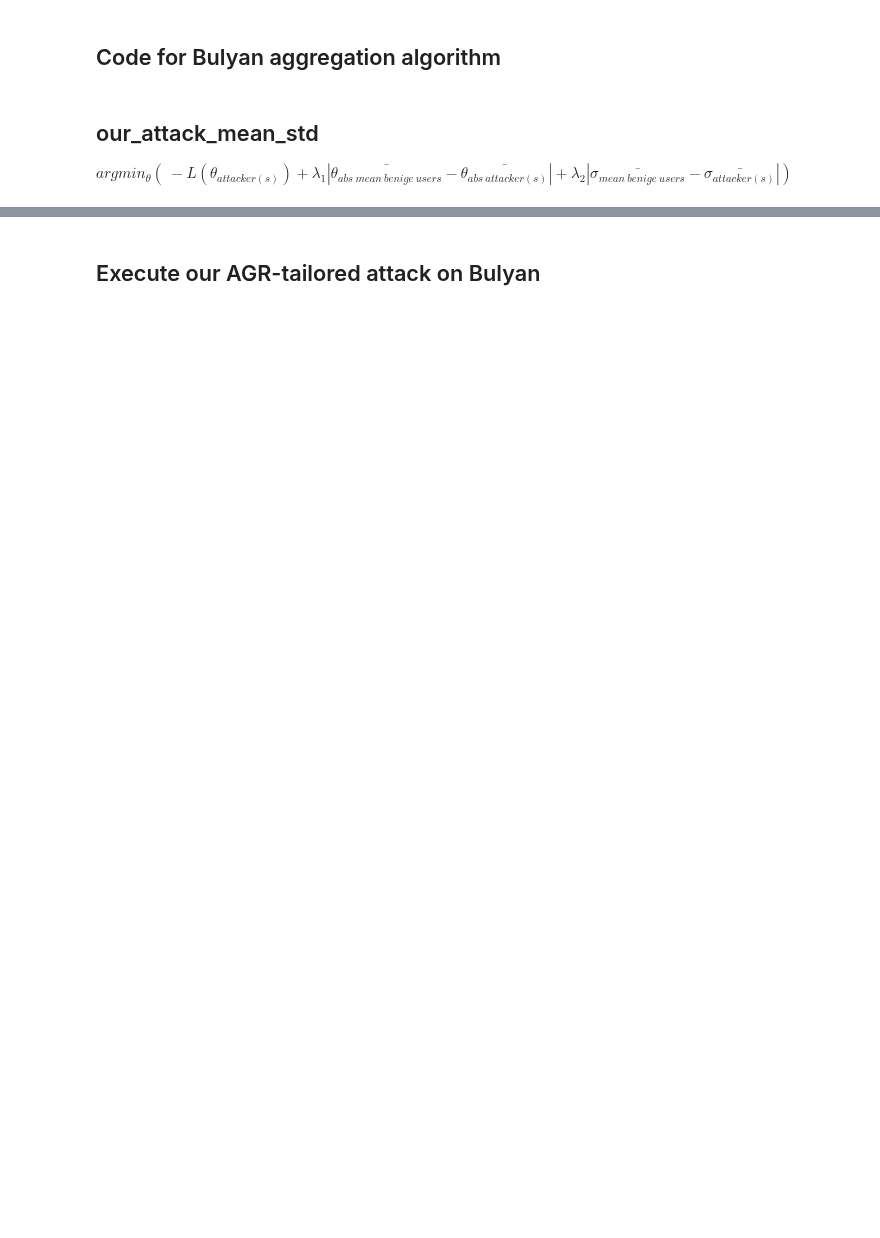
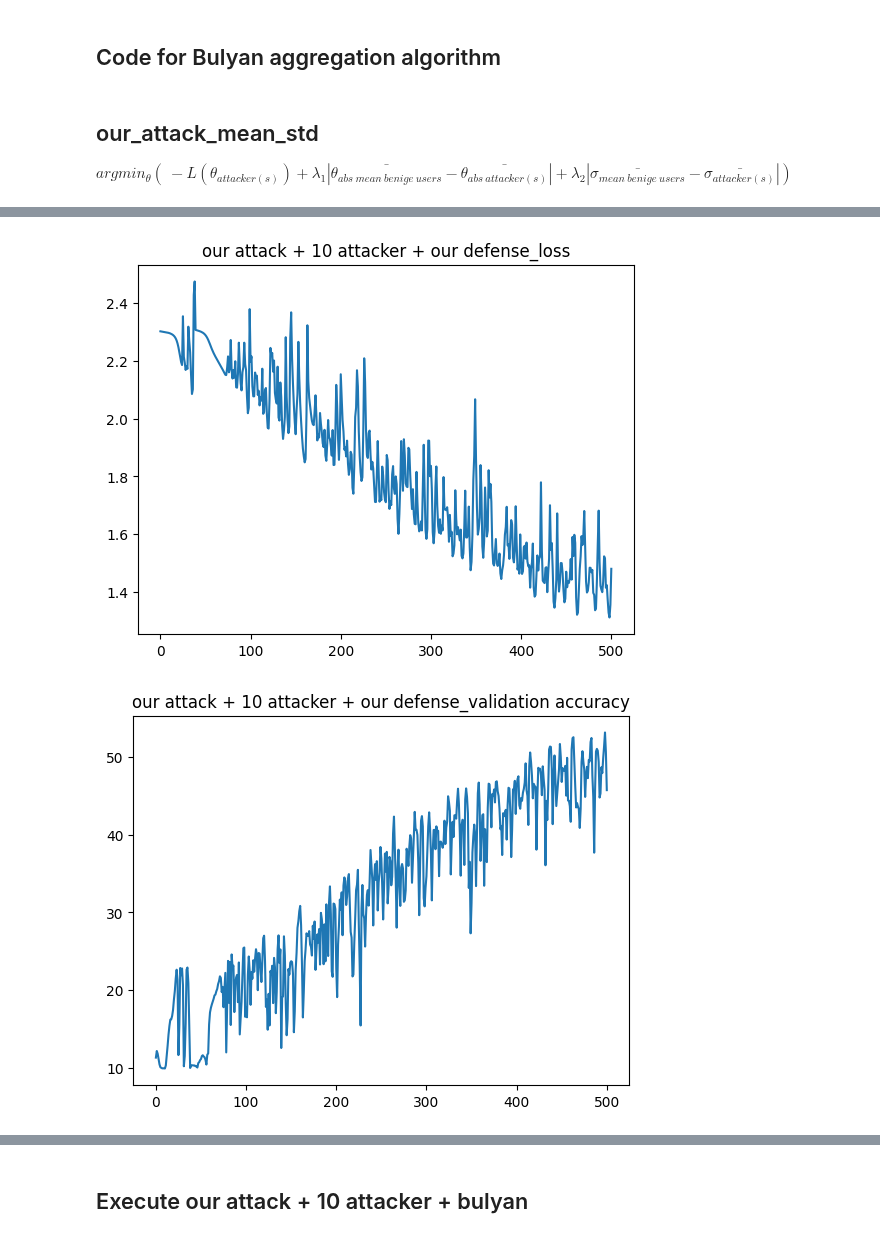
Before and after one commit to HizanLi/CPEN497-FL, a Jupyter notebook: CPEN497-499/CPEN497_non_iid_our_cifar10.ipynb, the cells around one changed output, grey strips where cells are left out. Saved outputs shown, nothing was run; the diff lists cells and outputs as text; code cells hidden in the pictures; blank space fills up the shorter version.

```diff
--- a/CPEN497-499/CPEN497_non_iid_our_cifar10.ipynb
+++ b/CPEN497-499/CPEN497_non_iid_our_cifar10.ipynb
@@ -311,12 +308,18 @@ def our_attack_mean_std(all_updates, model_re, n_attacker, arch, criterion, user
         attacker_tr_data_tensor = user_train_data_tensors[index].cuda()
         attacker_tr_label_tensor = user_train_label_tensors[index].cuda()
 
+        # lambda1 = torch.tensor([10000]).cuda()
+        # lambda2 = torch.tensor([10000]).cuda()
+
         def rosen(X):
+            # lambda11 = X[0].cuda()
+            # lambda22 = X[1].cuda()
+            # X = X[2:]
             X = X.cuda()
             attacker_abs_mean = X.abs().mean()
             attacker_std = X.abs().std()
-
-        #     # Reshape X into the shape of fed_model.parameters
+            # print(lambda11, lambda22)
+            # Reshape X into the shape of fed_model.parameters
             fed_model, _ = return_model(arch, 0.1, 0.9, parallel=False)
             optimizer_fed = SGD(fed_model.parameters(), lr=0.5)
 
@@ -329,22 +332,22 @@ def our_attack_mean_std(all_updates, model_re, n_attacker, arch, criterion, user
                 param_=param_.cuda()
                 model_grads.append(param_)
             optimizer_fed.step(model_grads)
-
-            return -criterion(fed_model(attacker_tr_data_tensor), attacker_tr_label_tensor) + torch.abs(benign_std_avg - attacker_abs_mean) + torch.abs(benign_abs_mean_avg - attacker_std)
+            # print('model: ', -criterion(fed_model(attacker_tr_data_tensor), attacker_tr_label_tensor))
+            # print('abs mean: ', torch.abs(benign_std_avg - attacker_abs_mean))
+            return -criterion(fed_model(attacker_tr_data_tensor), attacker_tr_label_tensor) + 1*torch.abs(benign_std_avg - attacker_abs_mean) + 1*torch.abs(benign_abs_mean_avg - attacker_std)
 
         from torchmin import minimize
 
         res = minimize(
+            # rosen, torch.cat((lambda1, lambda2, attacker_grad)),
             rosen, attacker_grad,
             method='l-bfgs',
             options=dict(line_search='strong-wolfe'),
             max_iter=100,
             disp=False
         )
+        nan_indices = torch.where(torch.isnan(res.grad)==True)
+        # result_attacker_grads.append(res.grad[2:])
         result_attacker_grads.append(res.grad)
-        # if result_attacker_grads is None:
-        #     result_attacker_grads = res.grad
-        # else:
-        #     result_attacker_grads.append(res.grad)
 
     return torch.stack(result_attacker_grads).cuda()
@@ -350,0 +674,9 @@ def our_attack_mean_std(all_updates, model_re, n_attacker, arch, criterion, user
+# %%
+import matplotlib.pyplot as plt
+
+# Plotting the data
+for col in ['loss', 'validation accuracy', 'best validation accuracy']:
+    plt.plot(df['epoch'].tolist(), df[col].tolist())
+    plt.title("our attack + 10 attacker + our defense_"+col)
+    plt.savefig('./our attack + 10 attacker + our defense ' + col + '.png')
+    plt.show()
@@ -350,0 +850,12 @@ def our_attack_mean_std(all_updates, model_re, n_attacker, arch, criterion, user
+# %%
+import matplotlib.pyplot as plt
+
+# Plotting the data
+for col in ['loss', 'validation accuracy', 'best validation accuracy']:
+    plt.plot(df['epoch'].tolist(), df[col].tolist())
+    plt.title("our attack + 10 attacker + our defense_"+col)
+    plt.savefig('./no attack + our defense ' + col + '.png')
+    plt.show()
+# %% [output]
+[figure, added]
+[figure, added]
@@ -351,5 +863,5 @@ def our_attack_mean_std(all_updates, model_re, n_attacker, arch, criterion, user
 # %% [markdown]
-## Execute our AGR-tailored attack on Bulyan
+## Execute our attack + 10 attacker + bulyan
 # %%
 batch_size=250
 resume=0
```
Also changed, not shown: parts of 16 cells of this notebook, 12 other files.
